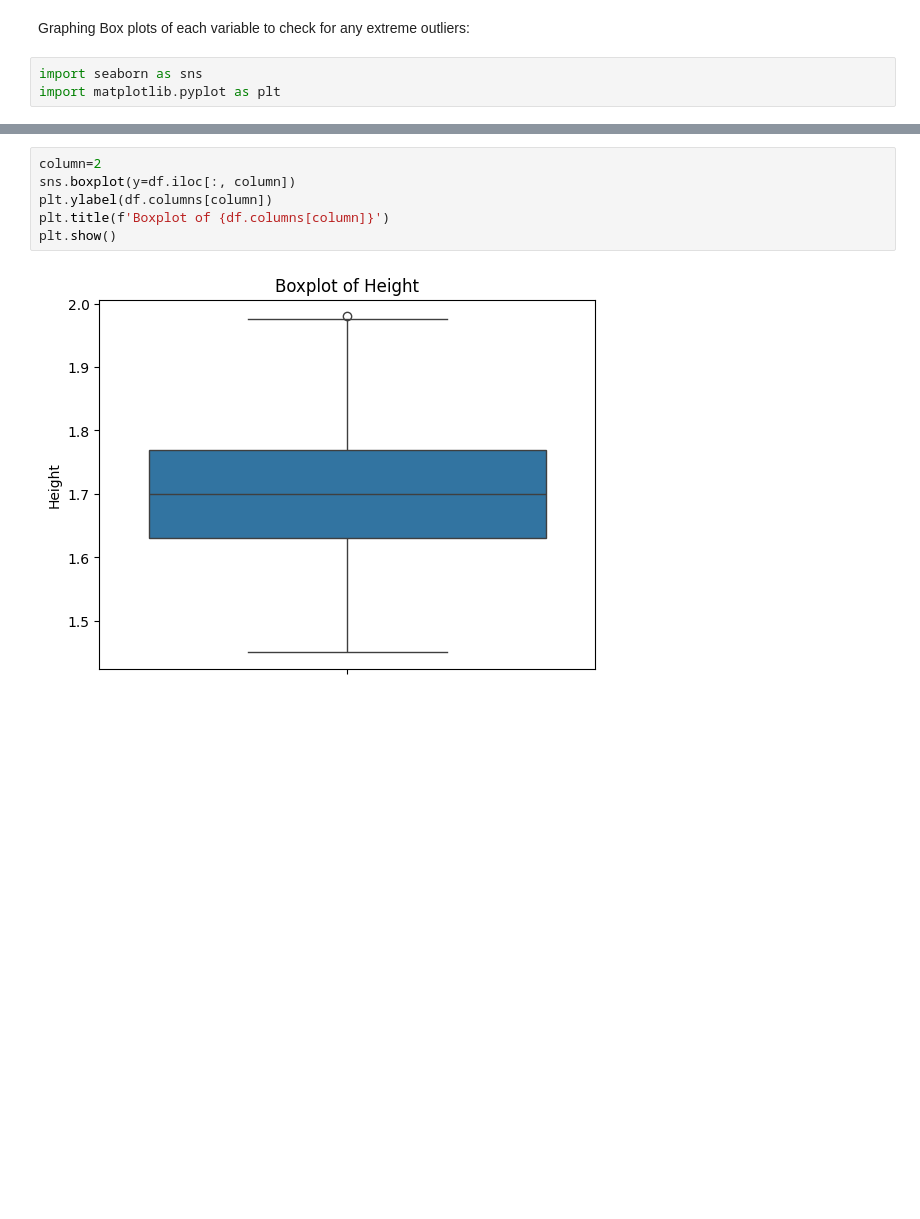
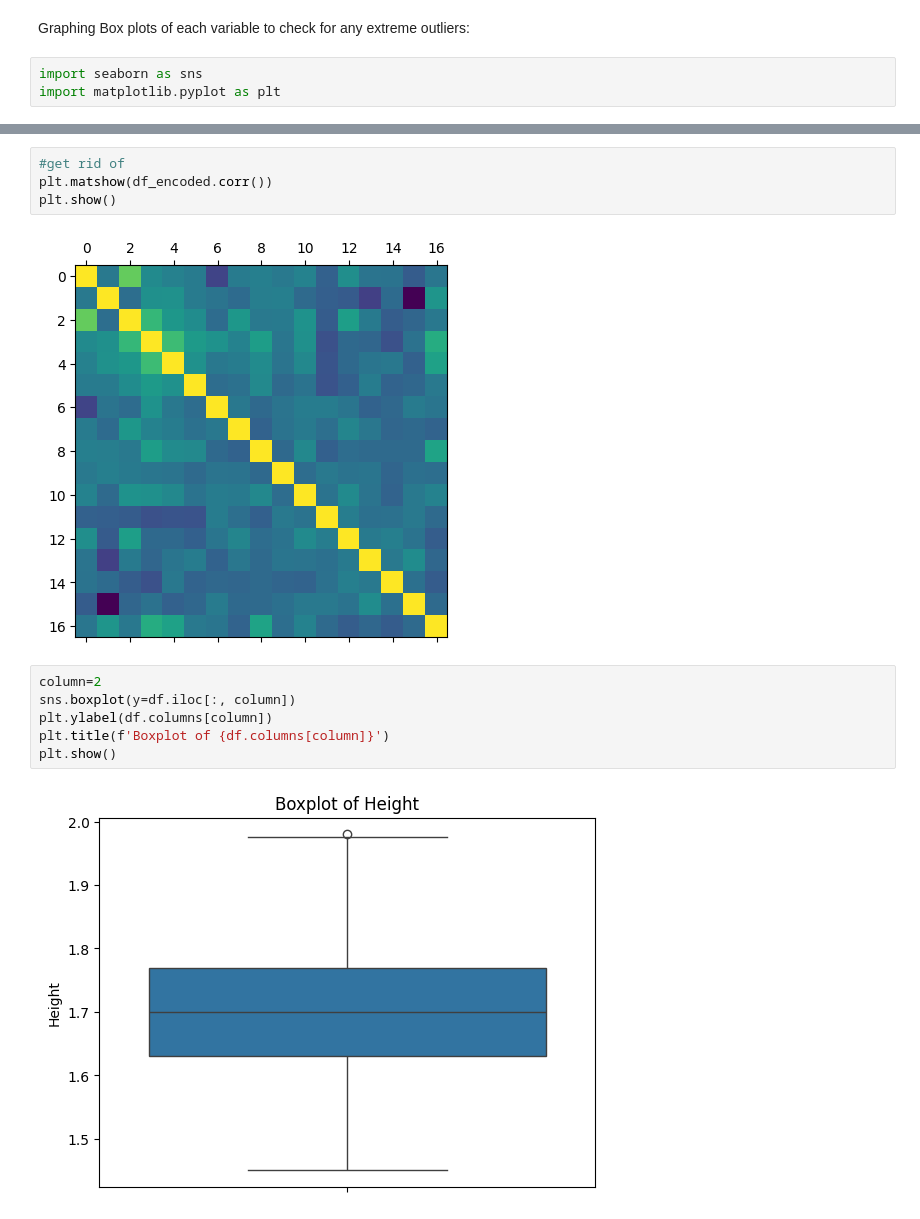
Before and after one commit to RonitT1234/Obesity_Research_Project, a Jupyter notebook: RonitResearchProject.ipynb, the cells around one changed output, grey strips where cells are left out. Saved outputs shown, nothing was run; the diff lists cells and outputs as text; blank space fills up the shorter version.

```diff
--- a/RonitResearchProject.ipynb
+++ b/RonitResearchProject.ipynb
@@ -57,3 +80,9 @@ import matplotlib.pyplot as plt
+# %%
+#get rid of
+plt.matshow(df_encoded.corr())
+plt.show()
+# %% [output]
+[figure, added]
 # %%
 column=2
 sns.boxplot(y=df.iloc[:, column])
```
Also changed, not shown: parts of 25 cells of this notebook.
